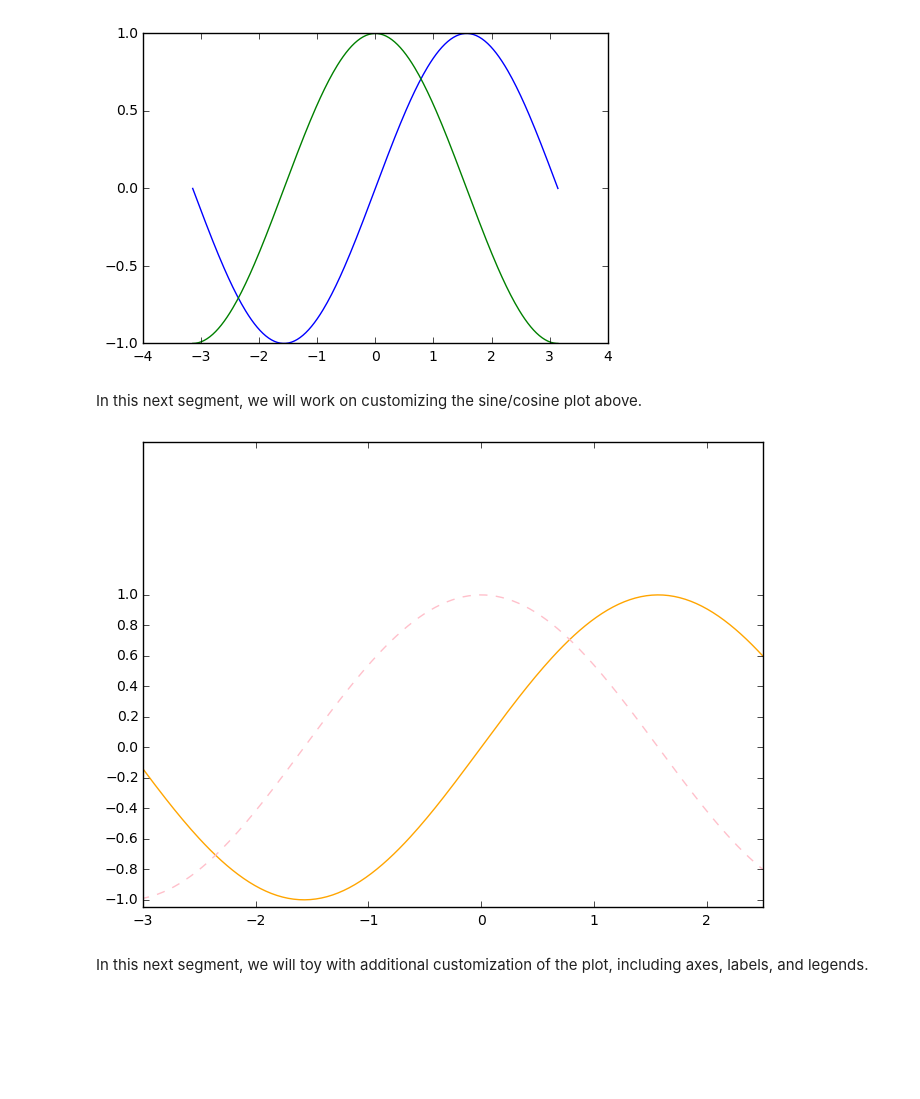
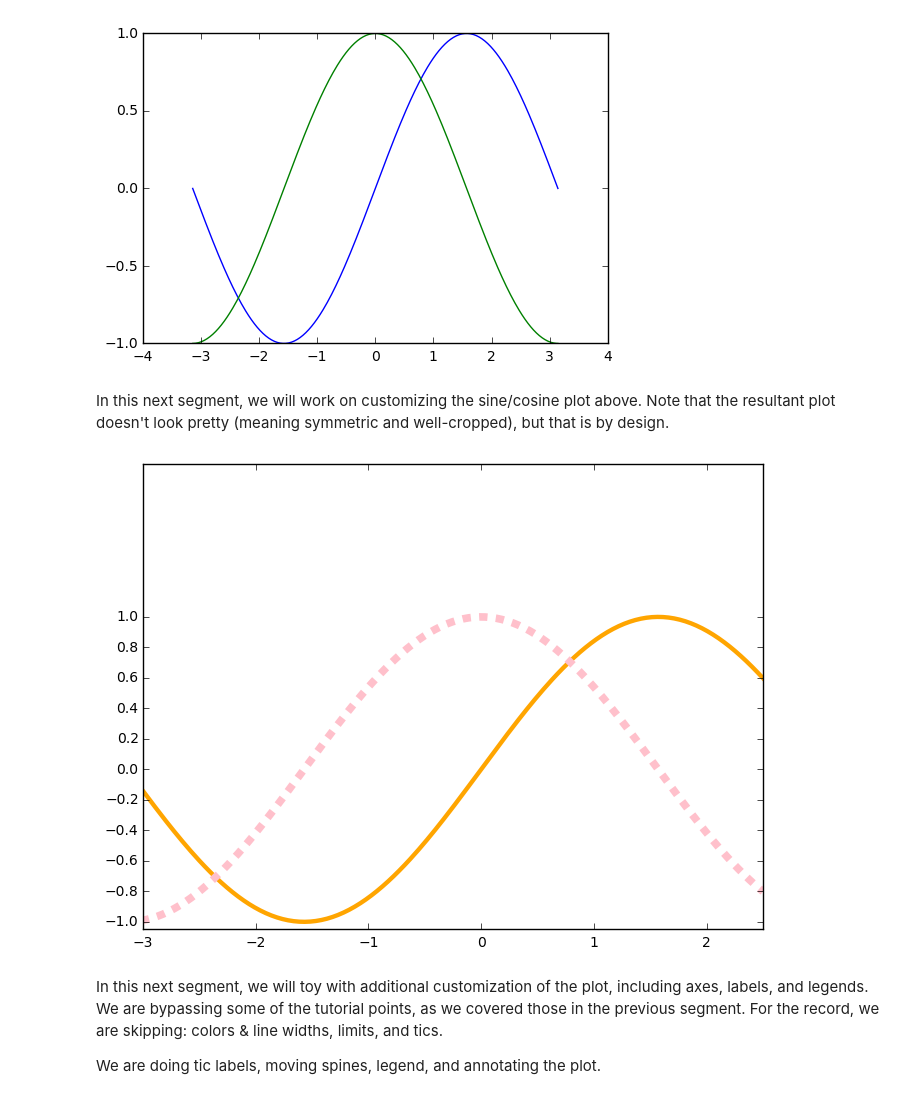
Before and after one commit to chapman-cs510-2016f/cw-07-eric_lance, a Jupyter notebook: matplot-tutorial.ipynb, the cells around one changed output. Saved outputs shown, nothing was run; the diff lists cells and outputs as text; code cells hidden in the pictures; blank space fills up the shorter version.

Commit message:
added the additional plots

```diff
--- a/matplot-tutorial.ipynb
+++ b/matplot-tutorial.ipynb
@@ -53,7 +53,7 @@ plt.plot( X, C )
 [<matplotlib.lines.Line2D at 0x...>]
 [figure]
 # %% [markdown]
-In this next segment, we will work on customizing the sine/cosine plot above.
+In this next segment, we will work on customizing the sine/cosine plot above.  Note that the resultant plot doesn't look pretty (meaning symmetric and well-cropped), but that is by design.
 # %%
 # Note that the global variables and values from earlier code segments persist
 # through subsequent code seqments.  Thus we can continue working without having to
@@ -74,36 +74,39 @@ fig = plt.figure( figsize=(8,6), dpi=100 )
 plt.subplot( 1, 1, 1 )
 # note that this creates a plot which runs from 0 to 1 on the x- and y-axes,
 # but because our figure is not square (it's 8x6), the subplot also appears rectangular
 # so the two axes are not equally scaled
 
-# now, we will plot the sine with orange and a continuous width of 1 pixel
-plt.plot( X, S, color="orange", linewidth=1.0, linestyle="-" )
+# now, we will plot the sine with orange and a continuous width of pi pixels
+plt.plot( X, S, color="orange", linewidth=np.pi, linestyle="-" )
 # curiously, this plot killed our subplot and went back to the axial dimensions of our
 # first plot, but the pixel dimensions seem to hold true (that is 800 x 600 pixels)
 
 # now plot the cosine with a pink dashed line
-plt.plot( X, C, color="pink", linewidth=1.0, linestyle="--" )
+plt.plot( X, C, color="pink", linewidth=5.5, linestyle="--" )
+# note that the most recent plot draws "on-top" of the previous plots.
 
 # set x tic marks, don't align them with the x limits, but do make them equi-spaced
 plt.xticks( np.linspace( -4, 4, 9, endpoint=True ) )
 # set limits on the x-axis, make these smaller than the actual x-range and assymmetric
 plt.xlim( -3, 2.5 )
 # note that we have to put the x-limit after the tics, otherwise the tics force the
 # xlimits to be the tic range
 
 # Set y ticks
 plt.yticks( np.linspace( -1, 1, 11, endpoint=True ) )
 # Set y limits to be just past the min/max of the curves--note this is also asymmetric
 plt.ylim( -1.05, 2 )
 # note that the upper y limit exceeds the range of the y tics, so there are no tics past 1
 
 # no, the result doesn't look pretty, but it is exactly what we told it to be
 
 # save this plot as a png file, with a non-standard dpi
 plt.savefig( "cw_07_plot.png", dpi=58 )
 # note that the file format is specified by the extension of the given filename.
 # thus, .pdf, .jpg, etc.
 # %% [output]
-[figure, old version]
+[figure, new version]
 # %% [markdown]
-In this next segment, we will toy with additional customization of the plot, including axes, labels, and legends.
+In this next segment, we will toy with additional customization of the plot, including axes, labels, and legends.  We are bypassing some of the tutorial points, as we covered those in the previous segment.  For the record, we are skipping:  colors & line widths, limits, and tics.
+
+We are doing tic labels, moving spines, legend, and annotating the plot.
```
Also changed, not shown: parts of 5 cells of this notebook.
